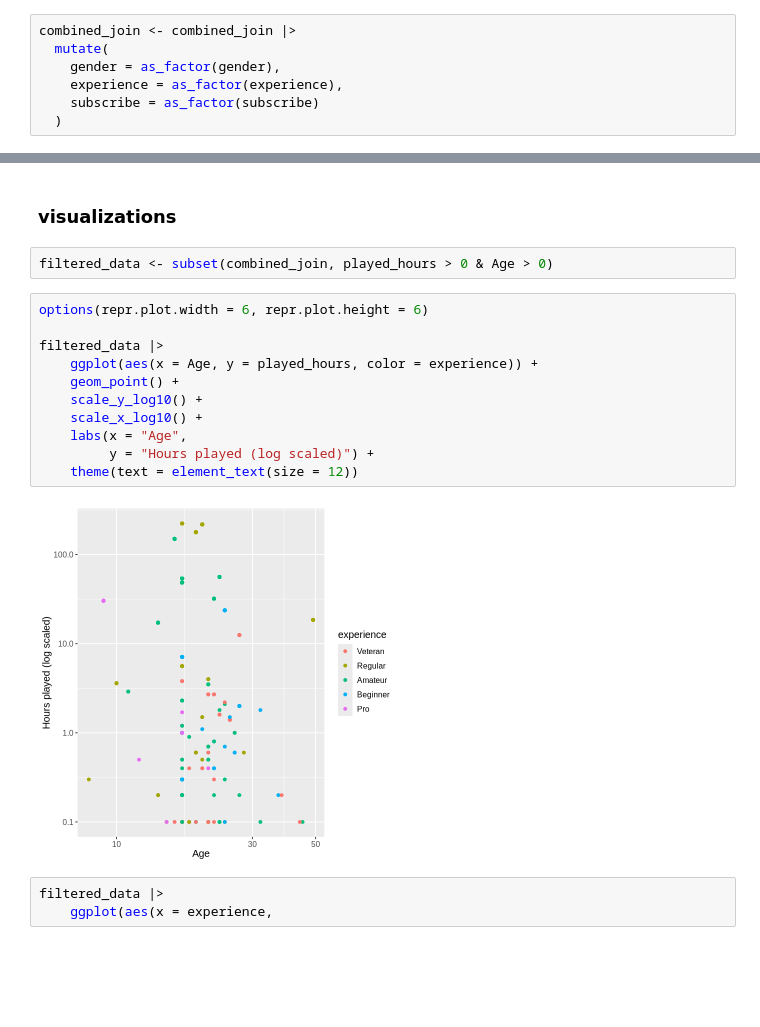
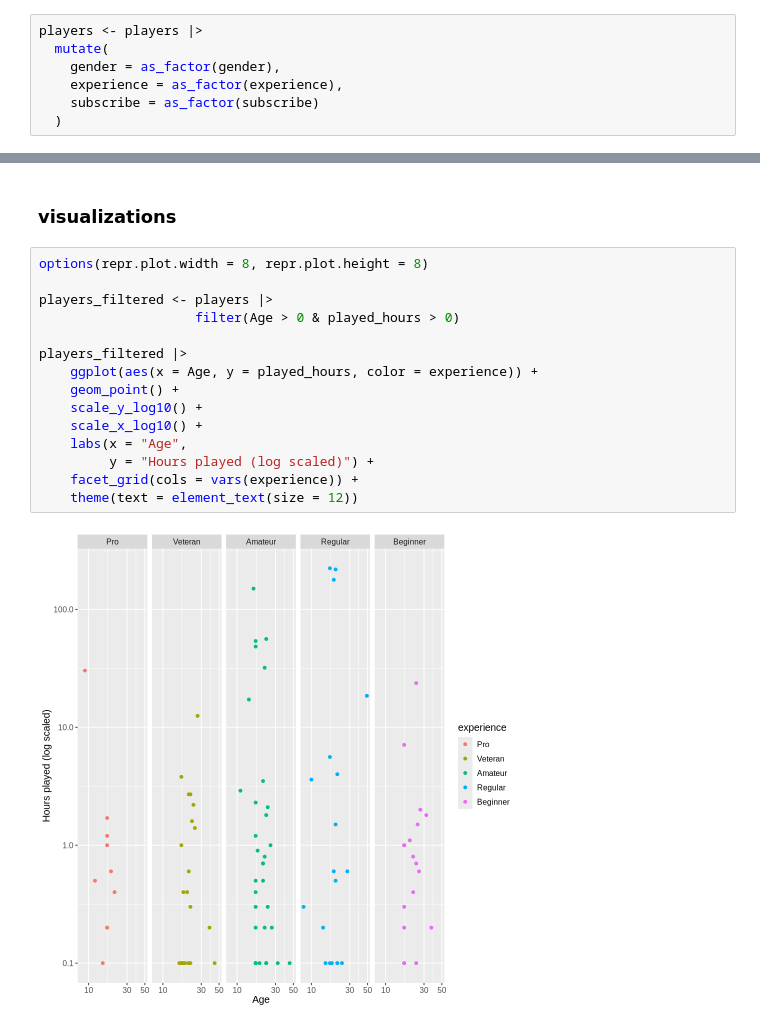
Before and after one commit to kianshahnia/dsci-100-final-report, a Jupyter notebook: final_project.ipynb, the cells around one changed output, grey strips where cells are left out. Cells and saved outputs as stored; diff of their text form; blank space fills up the shorter version.

```diff
--- a/final_project.ipynb
+++ b/final_project.ipynb
@@ -69,5 +61,5 @@ A tibble: 6 × 11
 # %%
-combined_join <- combined_join |>
+players <- players |>
   mutate(
     gender = as_factor(gender),
     experience = as_factor(experience),
@@ -90,20 +82,19 @@ Table: Mean Values of Player Data
 # %% [markdown]
 ### visualizations
-# %%
-filtered_data <- subset(combined_join, played_hours > 0 & Age > 0)
 # %%
-options(repr.plot.width = 6, repr.plot.height = 6)
+options(repr.plot.width = 8, repr.plot.height = 8)
 
-filtered_data |>
+players_filtered <- players |>
+                    filter(Age > 0 & played_hours > 0)
+
+players_filtered |>
     ggplot(aes(x = Age, y = played_hours, color = experience)) +
     geom_point() +
     scale_y_log10() +
     scale_x_log10() +
     labs(x = "Age",
          y = "Hours played (log scaled)") +
+    facet_grid(cols = vars(experience)) +
     theme(text = element_text(size = 12))
 # %% [output]
-[figure, old version]
+[figure, new version]
-# %%
-filtered_data |>
-    ggplot(aes(x = experience,
```
Also changed, not shown: parts of 9 cells of this notebook.
